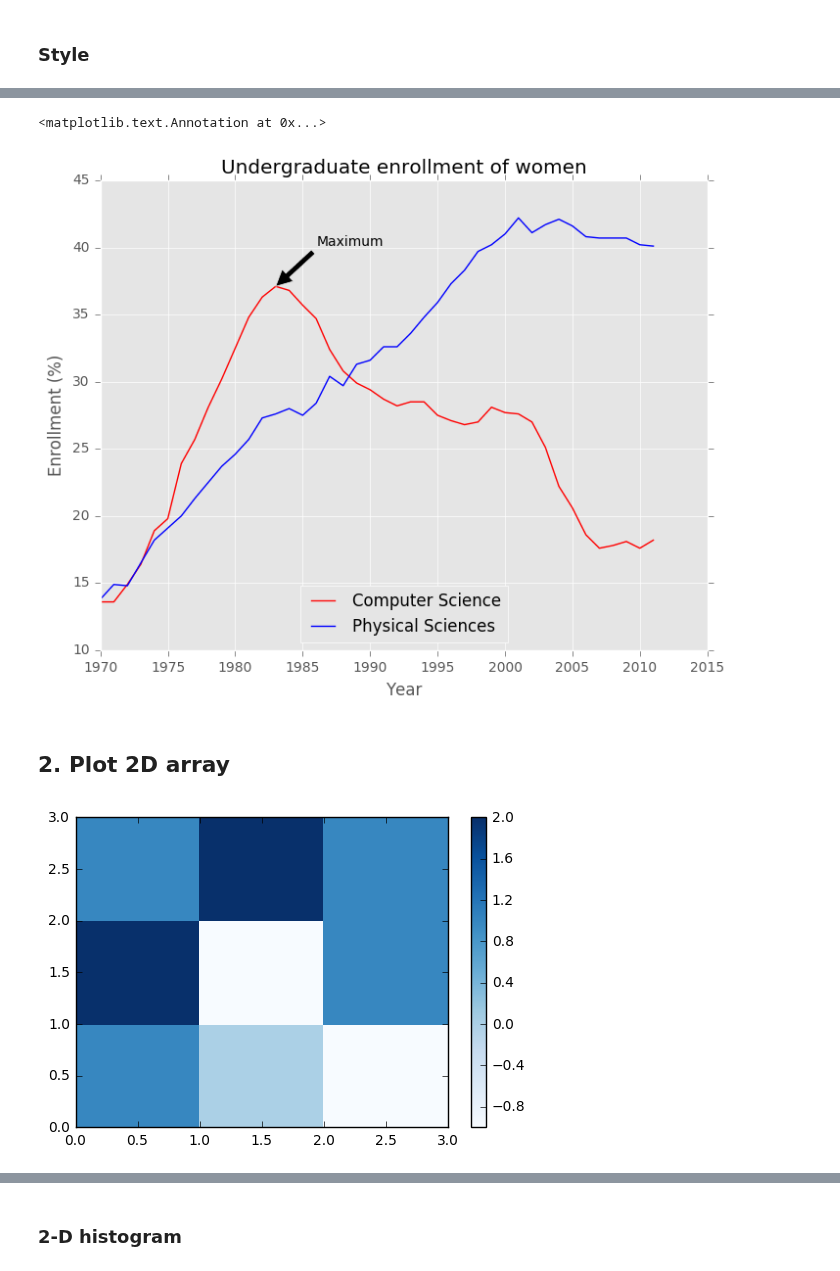
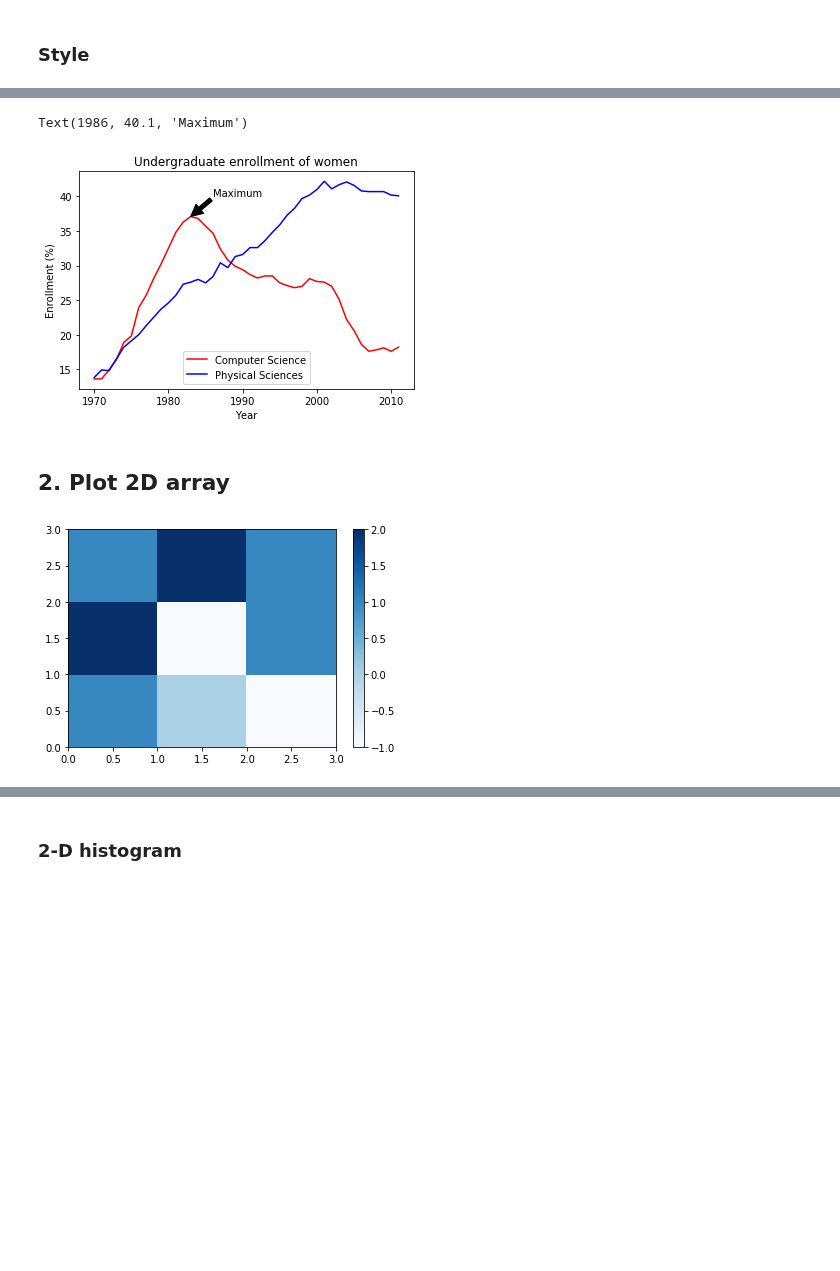
Before and after one commit to woosa7/PythonDataAnalytics, a Jupyter notebook: pystudy/DataCamp15_Data Visualization.ipynb, the cells around one changed output, grey strips where cells are left out. Saved outputs shown, nothing was run; the diff lists cells and outputs as text; code cells hidden in the pictures; blank space fills up the shorter version.

```diff
--- a/pystudy/DataCamp15_Data Visualization.ipynb
+++ b/pystudy/DataCamp15_Data Visualization.ipynb
@@ -127,20 +127,20 @@ print(plt.style.available)
 # %%
 # Set the style to 'ggplot'
-plt.style.use('ggplot')
+# plt.style.use('ggplot')
 
 plt.plot(year, computer_science, color='red', label='Computer Science')
 plt.plot(year, physical_sciences, color='blue', label='Physical Sciences')
 plt.legend(loc='lower center')
 plt.xlabel('Year')
 plt.ylabel('Enrollment (%)')
 plt.title('Undergraduate enrollment of women')
 
 cs_max = computer_science.max()
 yr_max = year[computer_science.idxmax()]
 plt.annotate('Maximum', xy=(yr_max, cs_max), xytext=(yr_max+3, cs_max+3), arrowprops=dict(facecolor='black'))
 # %% [output]
-<matplotlib.text.Annotation at 0x...>
+Text(1986, 40.1, 'Maximum')
-[figure, old version]
+[figure, new version]
 # %% [markdown]
 ## 2. Plot 2D array
 # %%
@@ -156,7 +156,7 @@ plt.pcolor(x, cmap='Blues')
 plt.colorbar()
 plt.show()
 # %% [output]
-[figure, old version]
+[figure, new version]
 # %%
 # Generate two 1-D arrays
 u = np.linspace(-2, 2, 41)   # 41 values uniformly spaced beween -2 and +2
```
Also changed, not shown: parts of 10 cells of this notebook, 4 other files.
